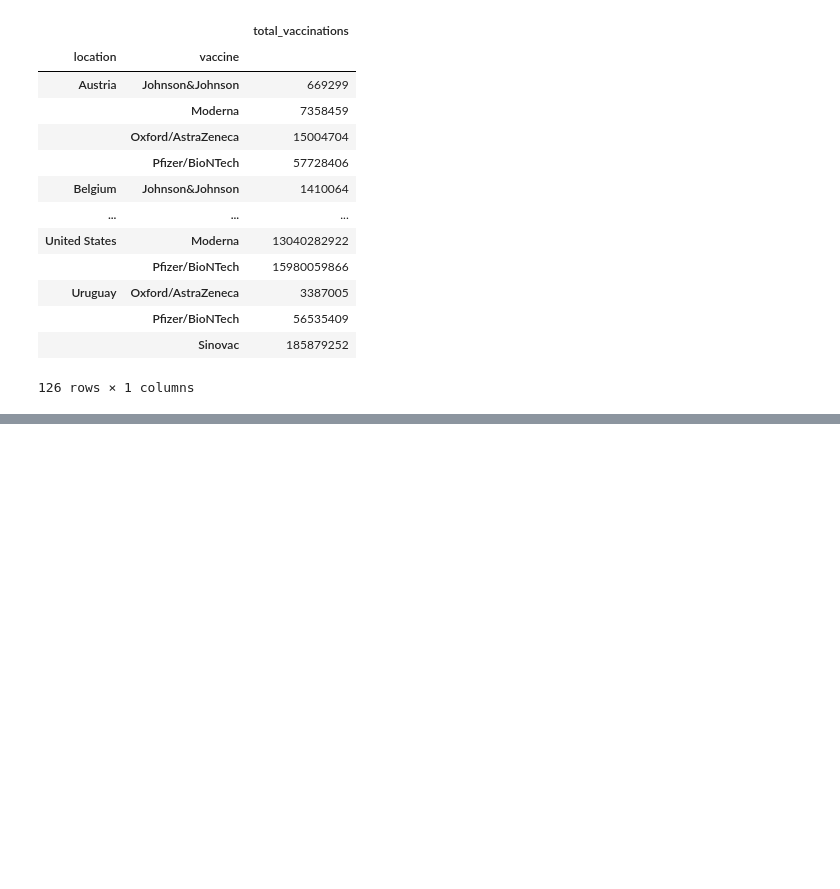
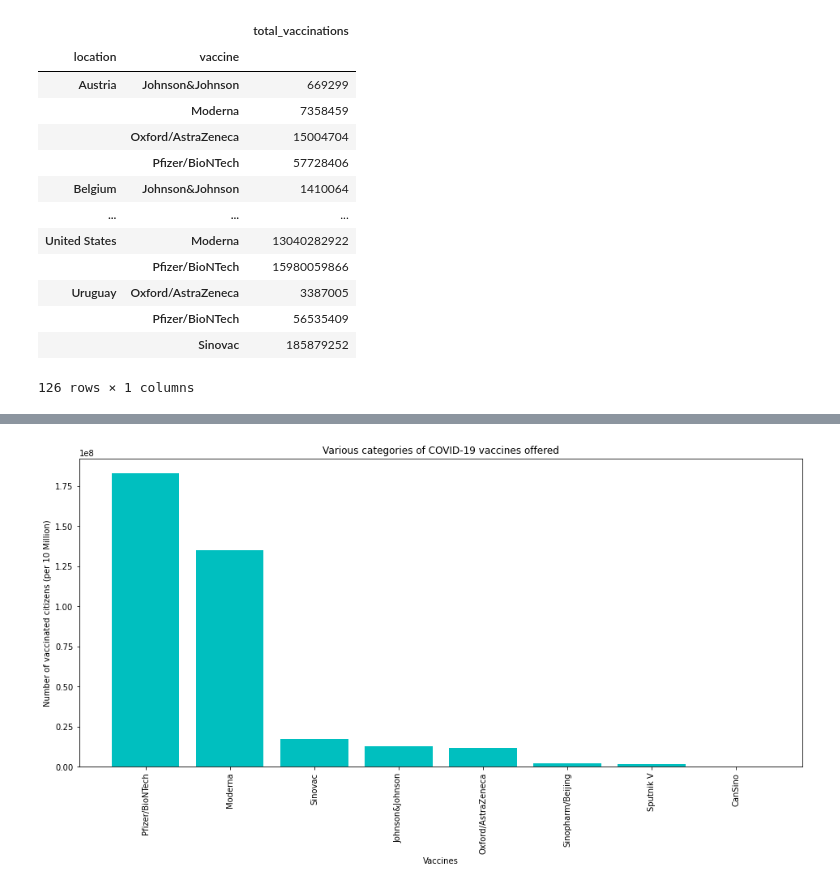
Before and after one commit to hanapadua/teamprovaccine, a Jupyter notebook: cleaning_data.ipynb, the cells around one changed output, grey strips where cells are left out. Saved outputs shown, nothing was run; the diff lists cells and outputs as text; code cells hidden in the pictures; blank space fills up the shorter version.

```diff
--- a/cleaning_data.ipynb
+++ b/cleaning_data.ipynb
@@ -101,0 +131,15 @@ total_vaccines_by_country_df
+# %%
+plt.figure(figsize=(16,7))
+grp = ['location', 'total_vaccinations',  'vaccine']
+vacc_no = data_country_df[grp].groupby('vaccine').max().sort_values('total_vaccinations', ascending=False).dropna(subset=['total_vaccinations'])
+
+
+plt.bar(vacc_no.index, vacc_no.total_vaccinations, color ='c')
+
+plt.title('Various categories of COVID-19 vaccines offered')
+plt.xticks(rotation = 90)
+plt.ylabel('Number of vaccinated citizens (per 10 Million)')
+plt.xlabel('Vaccines')
+plt.show();
+# %% [output]
+[figure, added]
```
Also changed, not shown: parts of 10 cells of this notebook.
